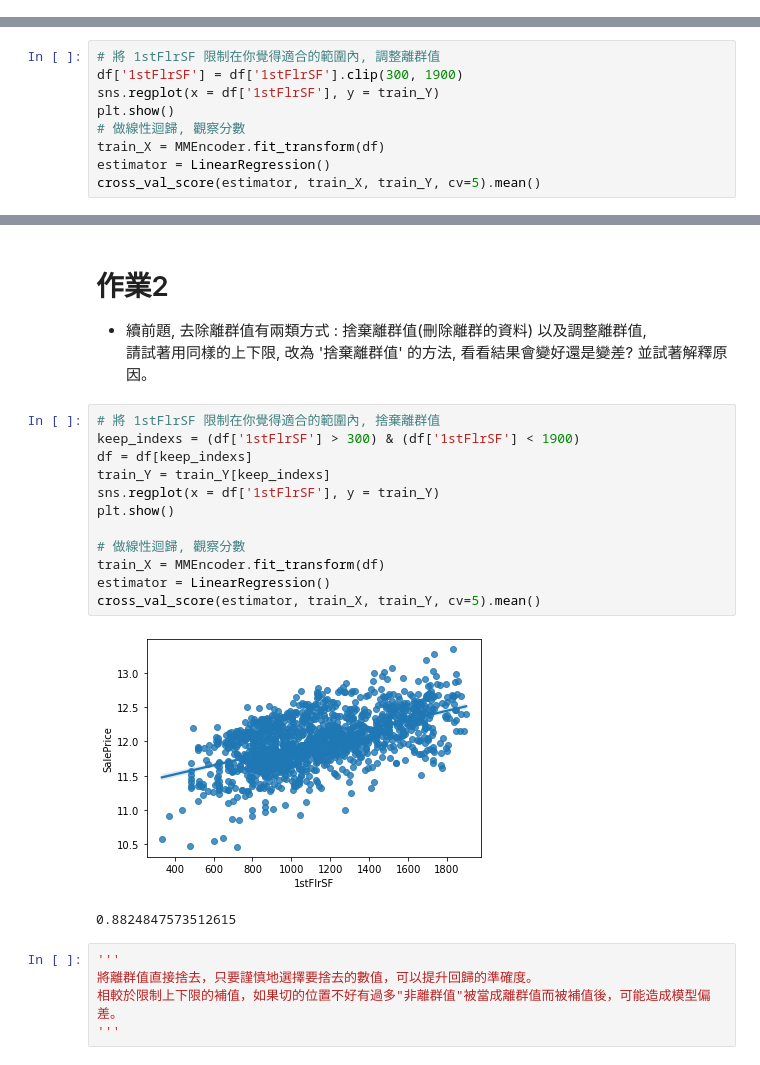
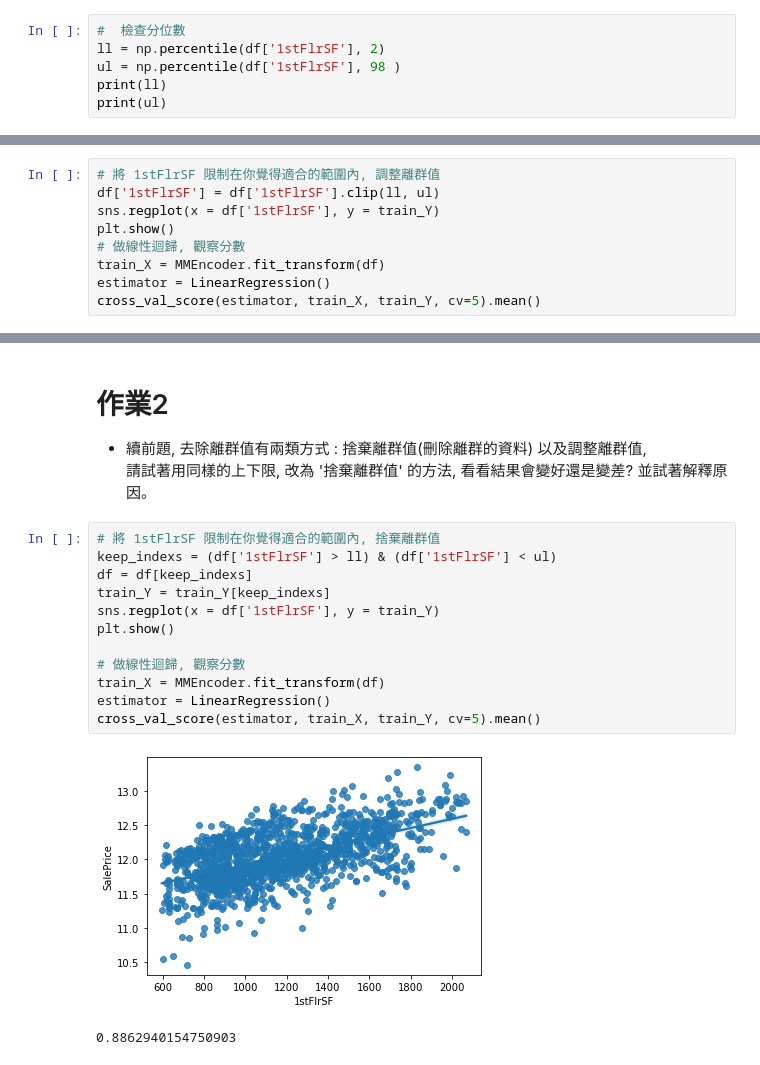
Before and after one commit to ChengChen-Yang/ML100Days, a Jupyter notebook: homework/Day_010_HW.ipynb, the cells around one changed output, grey strips where cells are left out. Cells and saved outputs as stored; diff of their text form.

```diff
--- a/homework/Day_010_HW.ipynb
+++ b/homework/Day_010_HW.ipynb
@@ -70,3 +70,9 @@ cross_val_score(estimator, train_X, train_Y, cv=5).mean()
 # %% [output]
 [figure]
 0.846643681071632
+# %%
+#  檢查分位數
+ll = np.percentile(df['1stFlrSF'], 2)
+ul = np.percentile(df['1stFlrSF'], 98 )
+print(ll)
+print(ul)
@@ -73,6 +82,6 @@ cross_val_score(estimator, train_X, train_Y, cv=5).mean()
 # %%
 # 將 1stFlrSF 限制在你覺得適合的範圍內, 調整離群值
-df['1stFlrSF'] = df['1stFlrSF'].clip(300, 1900)
+df['1stFlrSF'] = df['1stFlrSF'].clip(ll, ul)
 sns.regplot(x = df['1stFlrSF'], y = train_Y)
 plt.show()
 # 做線性迴歸, 觀察分數
@@ -88,21 +97,16 @@ cross_val_score(estimator, train_X, train_Y, cv=5).mean()
 請試著用同樣的上下限, 改為 '捨棄離群值' 的方法, 看看結果會變好還是變差? 並試著解釋原因。
 # %%
 # 將 1stFlrSF 限制在你覺得適合的範圍內, 捨棄離群值
-keep_indexs = (df['1stFlrSF'] > 300) & (df['1stFlrSF'] < 1900)
+keep_indexs = (df['1stFlrSF'] > ll) & (df['1stFlrSF'] < ul)
 df = df[keep_indexs]
 train_Y = train_Y[keep_indexs]
 sns.regplot(x = df['1stFlrSF'], y = train_Y)
 plt.show()
 
 # 做線性迴歸, 觀察分數
 train_X = MMEncoder.fit_transform(df)
 estimator = LinearRegression()
 cross_val_score(estimator, train_X, train_Y, cv=5).mean()
 # %% [output]
-[figure, old version]
+[figure, new version]
-0.8824847573512615
+0.8862940154750903
-# %%
-'''
-將離群值直接捨去，只要謹慎地選擇要捨去的數值，可以提升回歸的準確度。
-相較於限制上下限的補值，如果切的位置不好有過多"非離群值"被當成離群值而被補值後，可能造成模型偏差。
-'''
```
Also changed, not shown: parts of 3 cells of this notebook.
